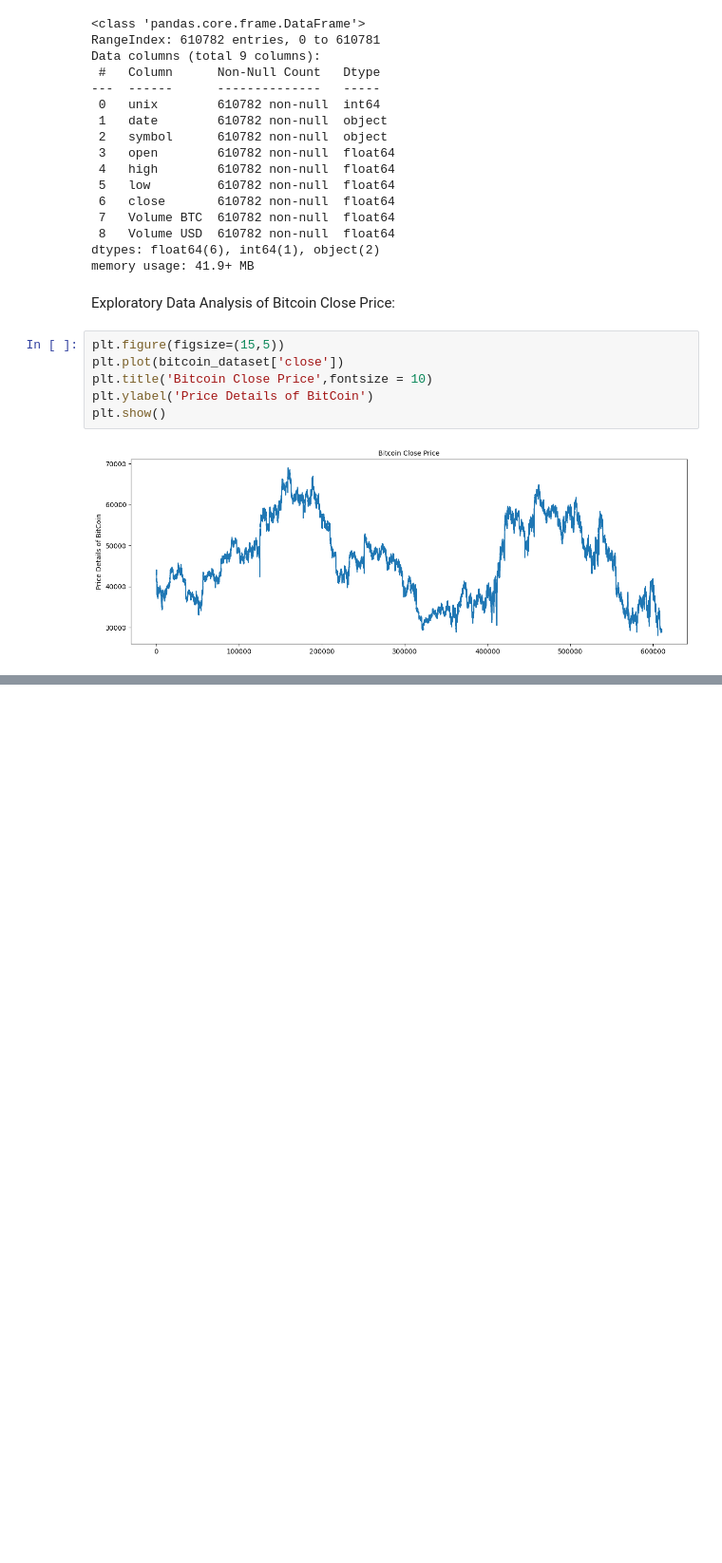
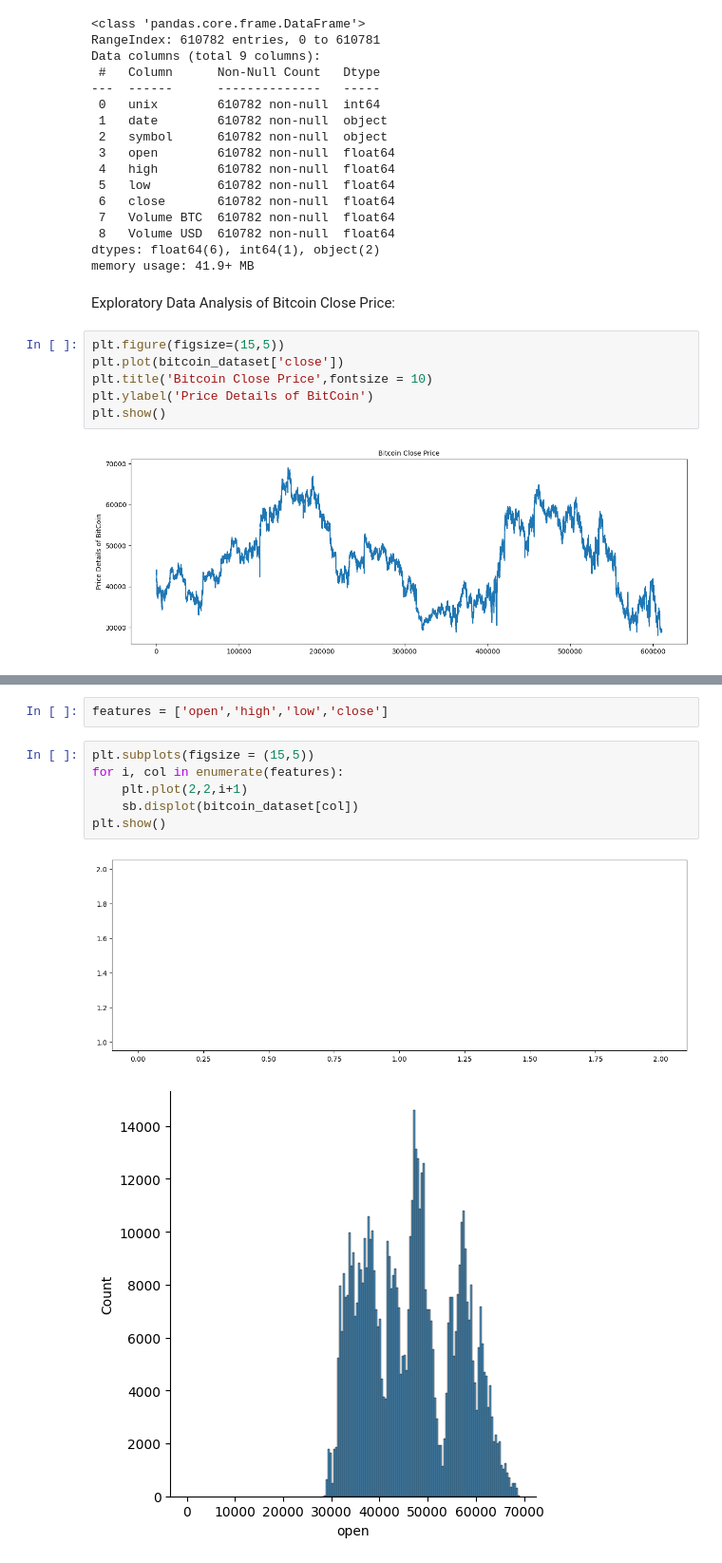
Before and after one commit to gmkumar1988/Data-Analytics-Projects, a Jupyter notebook: Bitcoin_Prediction.ipynb, the cells around one changed output, grey strips where cells are left out. Shown: that part at 95% size. Saved outputs shown, nothing was run; the diff lists cells and outputs as text; blank space fills up the shorter version.

Commit message:
Bitcoin DescriptiveStatistics

```diff
--- a/Bitcoin_Prediction.ipynb
+++ b/Bitcoin_Prediction.ipynb
@@ -75,0 +89,11 @@ plt.show()
+# %%
+features = ['open','high','low','close']
+# %%
+plt.subplots(figsize = (15,5))
+for i, col in enumerate(features):
+    plt.plot(2,2,i+1)
+    sb.displot(bitcoin_dataset[col])
+plt.show()
+# %% [output]
+[figure, added]
+[figure, added]
```
Also changed, not shown: parts of 15 cells of this notebook.
